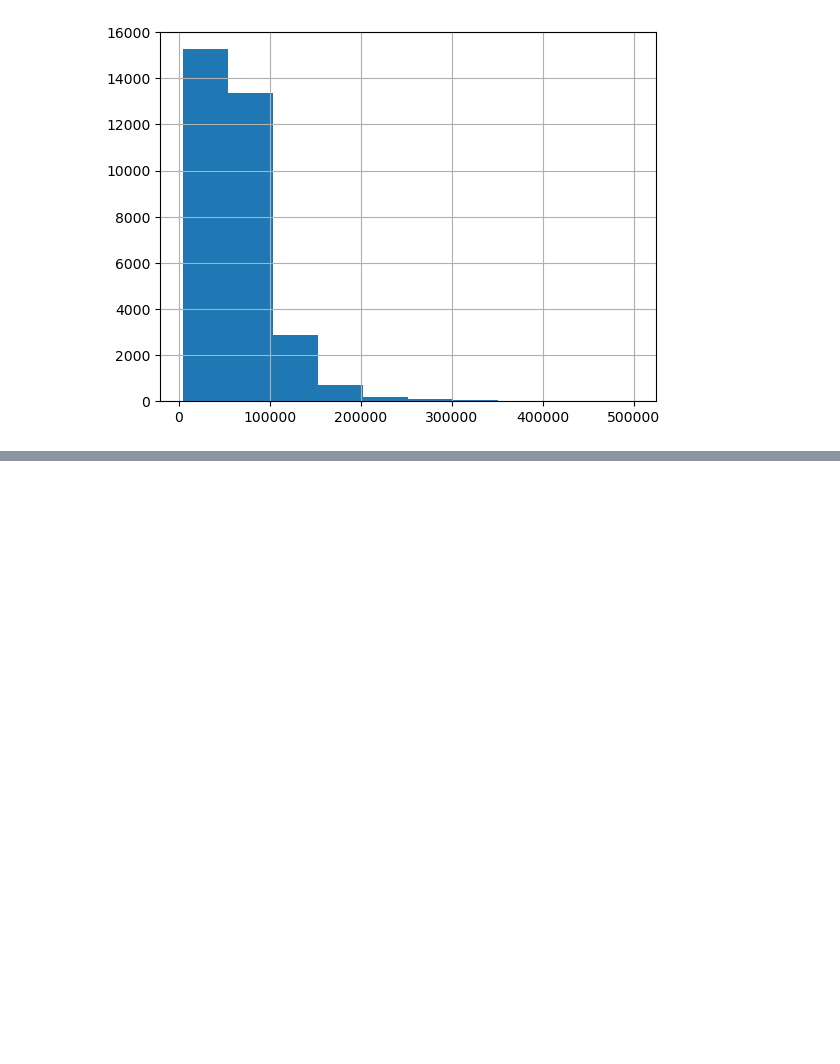
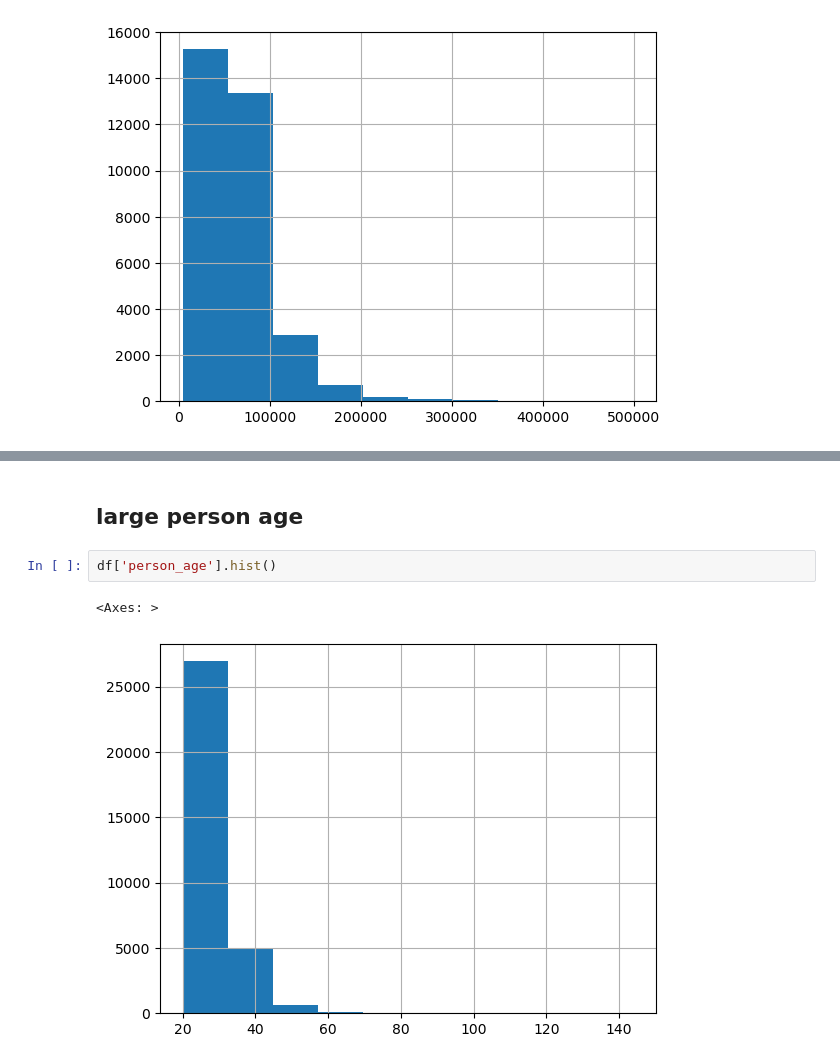
Before and after one commit to spirnia/Credit-Risk-Modeling, a Jupyter notebook: notebook/data_processing.ipynb, the cells around one changed output, grey strips where cells are left out. Saved outputs shown, nothing was run; the diff lists cells and outputs as text; blank space fills up the shorter version.

```diff
--- a/notebook/data_processing.ipynb
+++ b/notebook/data_processing.ipynb
@@ -403,0 +439,7 @@ df.loc[df['person_income']<500000,'person_income'].hist()
+# %% [markdown]
+## large person age
+# %%
+df['person_age'].hist()
+# %% [output]
+<Axes: >
+[figure, added]
```
Also changed, not shown: parts of 35 cells of this notebook.
